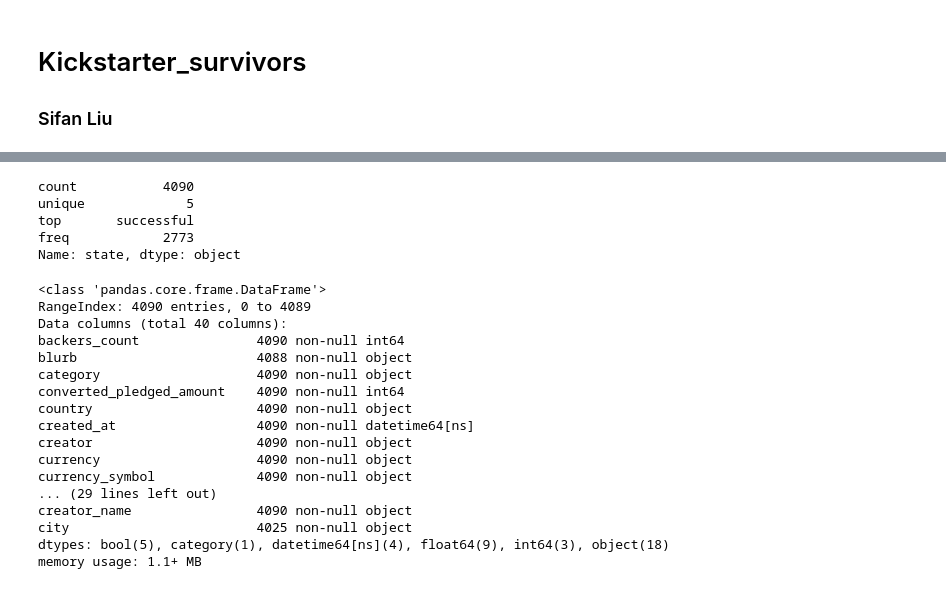
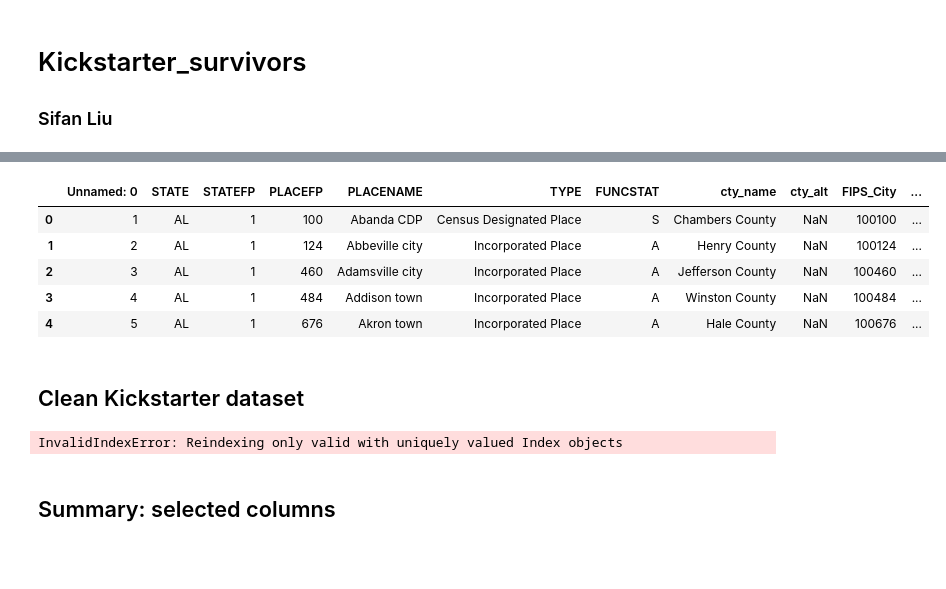
Before and after one commit to fansi-sifan/Kickstarter_survivor, a Jupyter notebook: Kickstarter_survivors.ipynb, the cells around one changed output, grey strips where cells are left out. Cells and saved outputs as stored; diff of their text form; code cells hidden in the pictures; blank space fills up the shorter version.

```diff
--- a/Kickstarter_survivors.ipynb
+++ b/Kickstarter_survivors.ipynb
@@ -30,3 +68,15 @@ memory usage: 1.0+ MB
+# %%
+place2msa = pd.read_csv("source/place2msa.csv", encoding = 'latin-1')
+place2msa.head()
+# %% [output]
+|  | Unnamed: 0 | STATE | STATEFP | PLACEFP | PLACENAME | TYPE | FUNCSTAT | cty_name | cty_alt | FIPS_City | ... |
+| 0 | 1 | AL | 1 | 100 | Abanda CDP | Census Designated Place | S | Chambers County | NaN | 100100 | ... |
+| 1 | 2 | AL | 1 | 124 | Abbeville city | Incorporated Place | A | Henry County | NaN | 100124 | ... |
+| 2 | 3 | AL | 1 | 460 | Adamsville city | Incorporated Place | A | Jefferson County | NaN | 100460 | ... |
+| 3 | 4 | AL | 1 | 484 | Addison town | Incorporated Place | A | Winston County | NaN | 100484 | ... |
+| 4 | 5 | AL | 1 | 676 | Akron town | Incorporated Place | A | Hale County | NaN | 100676 | ... |
+# %% [markdown]
+## Clean Kickstarter dataset
 # %%
 # convert unix time
 time_cols = ['created_at', 'deadline', 'state_changed_at','launched_at']
@@ -34,51 +91,6 @@ sample_data[time_cols] = sample_data[time_cols].apply(pd.to_datetime,unit='s')
 # %%
-# factorize state
-sample_data['state'] = sample_data['state'].astype('category')
-sample_data['state'].describe()
+# factorize project state
+df['state'] = df['state'].astype('category')
+pd.pivot_table(df, index = ['state'])
 # %% [output]
-count           4090
-unique             5
-top       successful
-freq            2773
-Name: state, dtype: object
+InvalidIndexError: Reindexing only valid with uniquely valued Index objects
-# %%
-# parse json format
-import json
-df = sample_data[['category','creator','location']]
-
-# 'sub category'
-parsed = df['category'].apply(json.loads).apply(pd.Series)
-sample_data['subcat'] = parsed['slug']
-
-# 'creator_name'
-parsed = df['creator'].apply(json.loads).apply(pd.Series)
-sample_data['creator_name'] = parsed['name']
-
-# 'short_name' from location
-i=0
-for row in df['location']:
-    try:
-        sample_data.at[i,'city']=json.loads(row)['short_name']
-    except TypeError:
-        pass
-    i+=1
-
-sample_data.info()
-# %% [output]
-<class 'pandas.core.frame.DataFrame'>
-RangeIndex: 4090 entries, 0 to 4089
-Data columns (total 40 columns):
-backers_count               4090 non-null int64
-blurb                       4088 non-null object
-category                    4090 non-null object
-converted_pledged_amount    4090 non-null int64
-country                     4090 non-null object
-created_at                  4090 non-null datetime64[ns]
-creator                     4090 non-null object
-currency                    4090 non-null object
-currency_symbol             4090 non-null object
-... (29 lines left out)
-creator_name                4090 non-null object
-city                        4025 non-null object
-dtypes: bool(5), category(1), datetime64[ns](4), float64(9), int64(3), object(18)
-memory usage: 1.1+ MB
@@ -91,2 +120,4 @@ sample_data['prep'] =  sample_data['launched_at'] - sample_data['created_at']
+# %% [markdown]
+## Summary: selected columns
 # %%
 # keep selected columns
```
Also changed, not shown: parts of 19 cells of this notebook, 4 other files.
